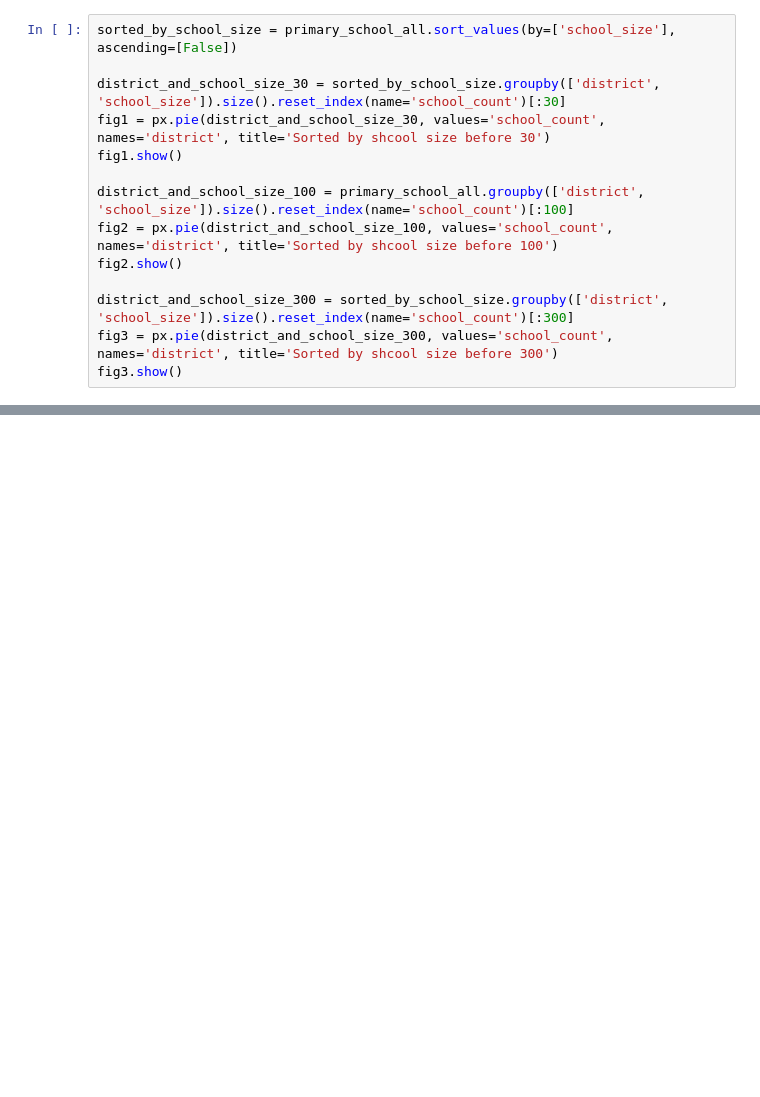
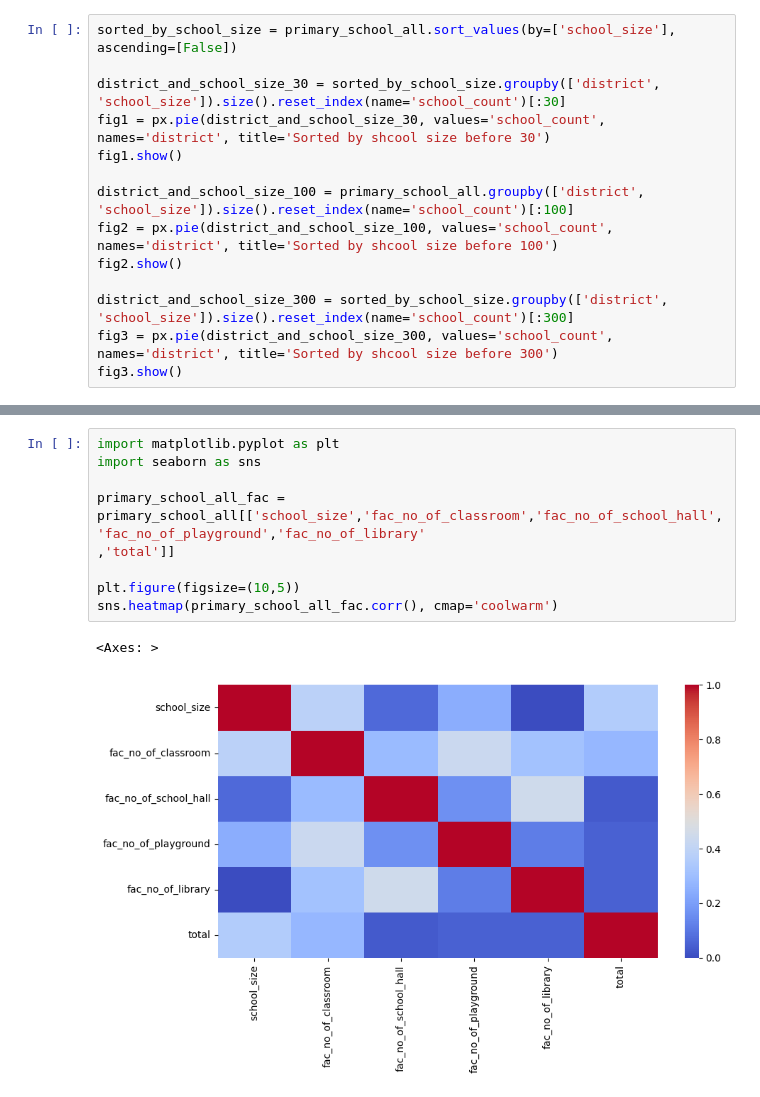
Before and after one commit to fltenwall/MasterStudy, a Jupyter notebook: 6001/6001_group.ipynb, the cells around one changed output, grey strips where cells are left out. Cells and saved outputs as stored; diff of their text form; blank space fills up the shorter version.

```diff
--- a/6001/6001_group.ipynb
+++ b/6001/6001_group.ipynb
@@ -294,0 +301,12 @@ fig3.show()
+# %%
+import matplotlib.pyplot as plt
+import seaborn as sns
+
+primary_school_all_fac = primary_school_all[['school_size','fac_no_of_classroom','fac_no_of_school_hall','fac_no_of_playground','fac_no_of_library'
+,'total']]
+
+plt.figure(figsize=(10,5))
+sns.heatmap(primary_school_all_fac.corr(), cmap='coolwarm')
+# %% [output]
+<Axes: >
+[figure, added]
```
Also changed, not shown: parts of 5 cells of this notebook.
